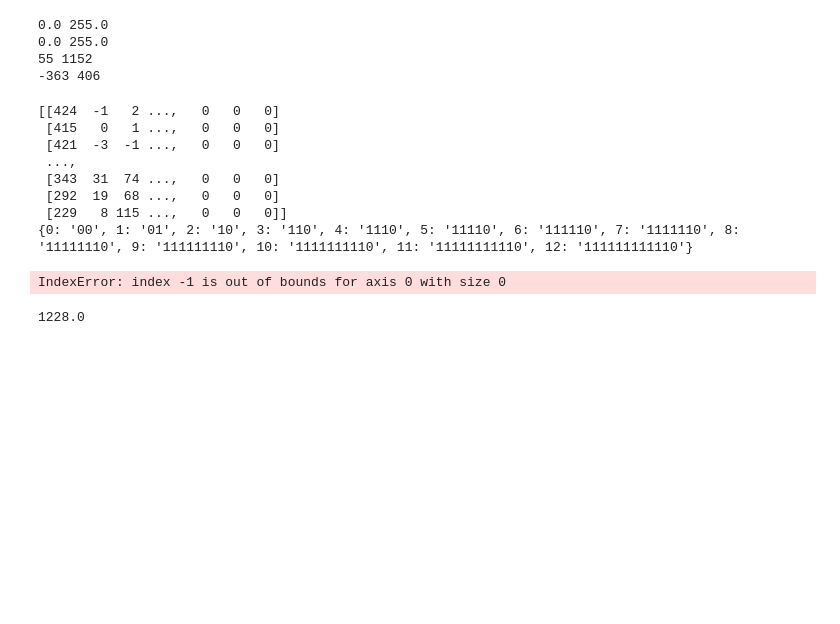
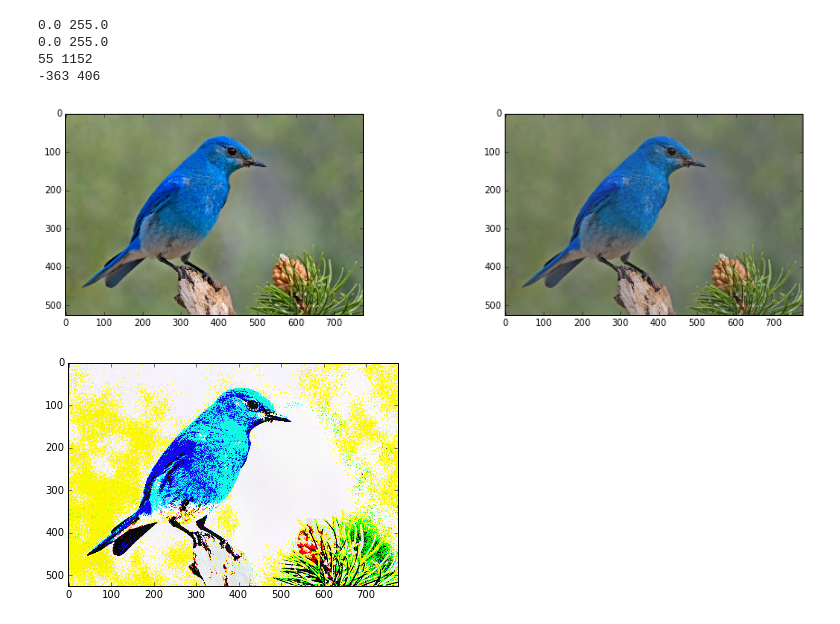
Before and after one commit to yizow/RiFi, a Jupyter notebook: imagetest.ipynb, the cells around one changed output. Saved outputs shown, nothing was run; the diff lists cells and outputs as text; code cells hidden in the pictures; blank space fills up the shorter version.

```diff
--- a/imagetest.ipynb
+++ b/imagetest.ipynb
@@ -8,7 +8,6 @@ import matplotlib.pyplot as plt
 import matplotlib.pylab as pylab
 import reedsolo
 
-pylab.rcParams['figure.figsize'] = (20.0, 7.0)
 %matplotlib inline
 # %%
 IMG_DIR = 'Images/'
@@ -107,15 +86,0 @@ print x
-# %%
-j = JPEG(x, JPEG.QL)
-j.process()
-
-jI = JPEG(j.compressed, JPEG.QL, dims=x.shape, rescale=True)
-jI.unprocess()
-xo = jI.reconstructed
-
-plt.figure()
-plt.imshow(x, cmap='gray')
-plt.figure()
-plt.imshow(xo, cmap='gray')
-plt.show()
-
-print x-xo
@@ -327,30 +270,0 @@ import Encoding
-# %%
-reload(Encoding)
-testing = j.flattened
-
-# jank solution for bounding values
-# DCValues = testing[:, 0]
-# ACValues = DCT[:,1:]
-# testing = (testing.astype('float64')/np.max(testing) * 1022.0).astype('int')
-
-print Encoding.huffmanLookupChrominanceDC
-inspect = Encoding.DCPM(testing[:, 0] )
-e = Encoding.encode(testing, Encoding.huffmanLookupChrominanceDC, Encoding.huffmanLookupChrominanceAC)
-# %% [output]
-[[424  -1   2 ...,   0   0   0]
- [415   0   1 ...,   0   0   0]
- [421  -3  -1 ...,   0   0   0]
- ...,
- [343  31  74 ...,   0   0   0]
- [292  19  68 ...,   0   0   0]
- [229   8 115 ...,   0   0   0]]
-{0: '00', 1: '01', 2: '10', 3: '110', 4: '1110', 5: '11110', 6: '111110', 7: '1111110', 8: '11111110', 9: '111111110', 10: '1111111110', 11: '11111111110', 12: '111111111110'}
-IndexError: index -1 is out of bounds for axis 0 with size 0
-# %%
-# print testing.shape[0] * testing.shape[1]*8
-# print len(e)
-# print np.where(inspect == 2098)
-t = testing[:, 1:]
-print np.max(t)
-# %% [output]
-1228.0
@@ -359,0 +308,20 @@ d = Encoding.decode(e)
+# %%
+tsize, ssize, Y, Cb, Cr = RiFi_preprocess(img)
+
+### TRANSMIT: img.shape[:2], tsize, ssize, Y, Cb, Cr ###
+
+imgRecon = RiFi_postprocess(Y, Cb, Cr, tsize, ssize, (img.shape[0], img.shape[1]))
+# %%
+width, height = plt.figaspect(0.25)
+fig = plt.figure(figsize=(width,height))
+plt.subplot(1,2,1)
+plt.imshow(img)
+plt.subplot(1,2,2)
+plt.imshow(imgRecon)
+
+plt.figure()
+plt.imshow(img.astype(np.float64) - imgRecon.astype(np.float64))
+plt.show()
+# %% [output]
+[figure, added]
+[figure, added]
```
Also changed, not shown: parts of 10 cells of this notebook, 7 other files.
